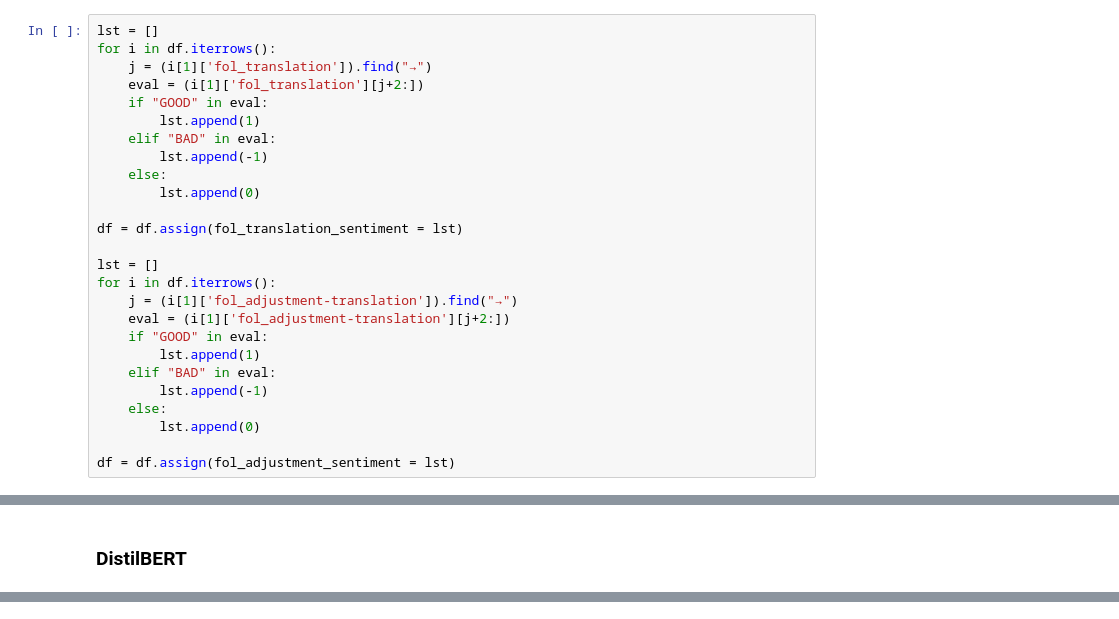
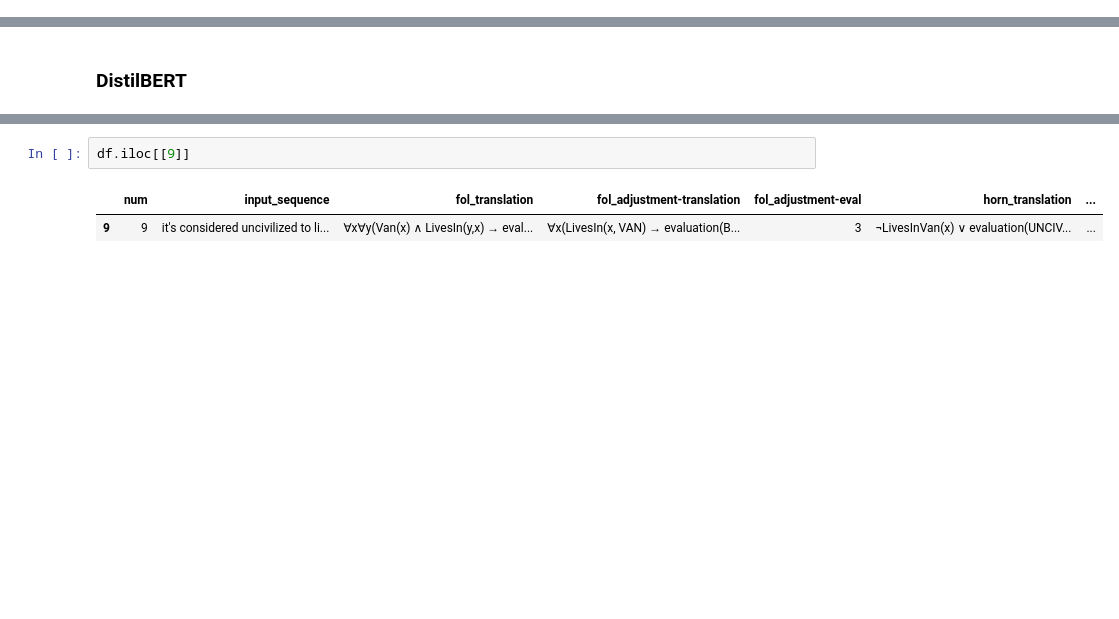
Before and after one commit to emmabjor/nl-horn-master, a Jupyter notebook: results.ipynb, the cells around one changed output, grey strips where cells are left out. Saved outputs shown, nothing was run; the diff lists cells and outputs as text; blank space fills up the shorter version.

```diff
--- a/results.ipynb
+++ b/results.ipynb
@@ -117,26 +122,0 @@ total: 177
-# %%
-lst = []
-for i in df.iterrows():
-    j = (i[1]['fol_translation']).find("→")
-    eval = (i[1]['fol_translation'][j+2:])
-    if "GOOD" in eval:
-        lst.append(1)
-    elif "BAD" in eval:
-        lst.append(-1)
-    else:
-        lst.append(0)
-
-df = df.assign(fol_translation_sentiment = lst)
-
-lst = []
-for i in df.iterrows():
-    j = (i[1]['fol_adjustment-translation']).find("→")
-    eval = (i[1]['fol_adjustment-translation'][j+2:])
-    if "GOOD" in eval:
-        lst.append(1)
-    elif "BAD" in eval:
-        lst.append(-1)
-    else:
-        lst.append(0)
-
-df = df.assign(fol_adjustment_sentiment = lst)
@@ -308,0 +372,5 @@ Adjustment Sentiment
+# %%
+df.iloc[[9]]
+# %% [output]
+|  | num | input_sequence | fol_translation | fol_adjustment-translation | fol_adjustment-eval | horn_translation | ... |
+| 9 | 9 | it's considered uncivilized to li... | ∀x∀y(Van(x) ∧ LivesIn(y,x) → eval... | ∀x(LivesIn(x, VAN) → evaluation(B... | 3 | ¬LivesInVan(x) ∨ evaluation(UNCIV... | ... |
```
Also changed, not shown: parts of 18 cells of this notebook, 4 other files.
